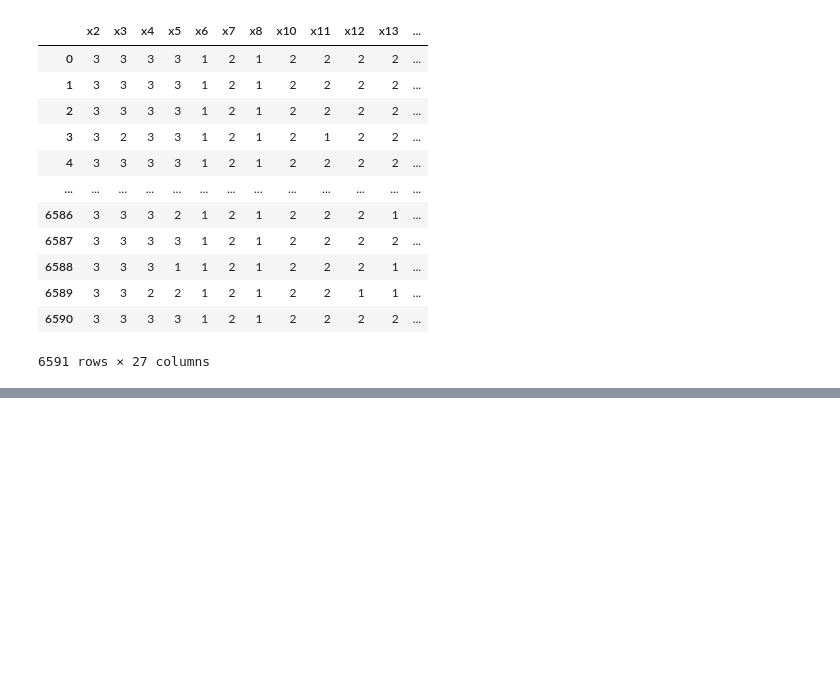
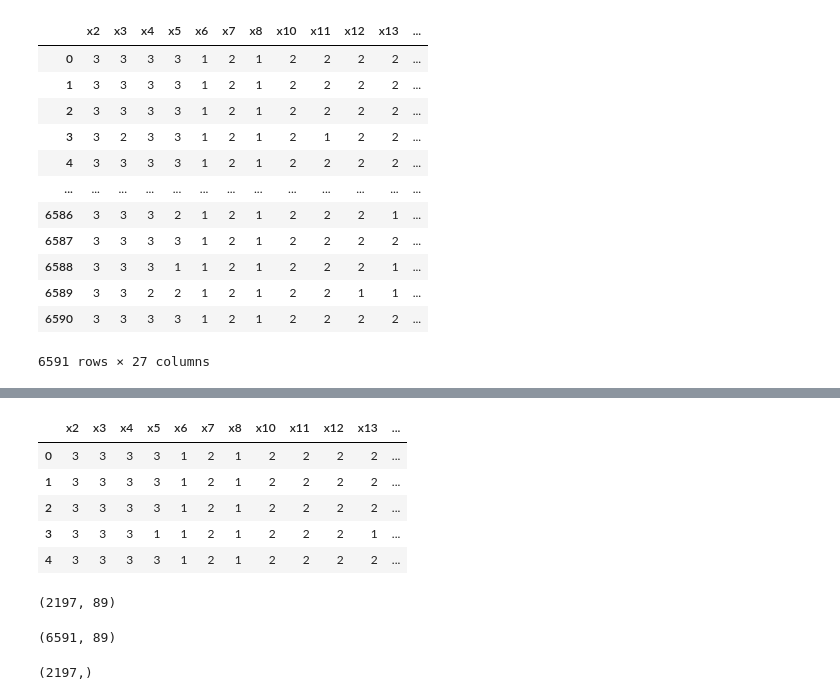
Before and after one commit to AtaKolev/ML_Proekt, a Jupyter notebook: MFG_zadacha.ipynb, the cells around one changed output, grey strips where cells are left out. Drawn from its saved outputs; the diff is of its cells as text; code cells hidden in the pictures; blank space fills up the shorter version.

```diff
--- a/MFG_zadacha.ipynb
+++ b/MFG_zadacha.ipynb
@@ -206,0 +432,12 @@ X.shape
+# %%
+# Standartizaciq na dannite
+from sklearn.preprocessing import StandardScaler
+
+stds = StandardScaler()
+
+df_numerical_arr = stds.fit_transform(df_numerical)
+df_numerical = pd.DataFrame(df_numerical_arr, columns = df_numerical.columns)
+# %%
+for col in df_numerical.columns:
+    if df_numerical[col].sum() == 0:
+        df_numerical.drop([col], inplace = True, axis = 1)
@@ -206,0 +451,14 @@ X.shape
+# %%
+df_categorical.drop(['x255'], inplace = True, axis = 1)
+# %%
+for col in df_categorical.columns:
+    df_categorical[col] = le.fit_transform(df_categorical[col])
+# %%
+df_categorical.head()
+# %% [output]
+|  | x2 | x3 | x4 | x5 | x6 | x7 | x8 | x10 | x11 | x12 | x13 | ... |
+| 0 | 3 | 3 | 3 | 3 | 1 | 2 | 1 | 2 | 2 | 2 | 2 | ... |
+| 1 | 3 | 3 | 3 | 3 | 1 | 2 | 1 | 2 | 2 | 2 | 2 | ... |
+| 2 | 3 | 3 | 3 | 3 | 1 | 2 | 1 | 2 | 2 | 2 | 2 | ... |
+| 3 | 3 | 3 | 3 | 1 | 1 | 2 | 1 | 2 | 2 | 2 | 1 | ... |
+| 4 | 3 | 3 | 3 | 3 | 1 | 2 | 1 | 2 | 2 | 2 | 2 | ... |
@@ -206,0 +467,12 @@ X.shape
+# %%
+X_test.shape
+# %% [output]
+(2197, 89)
+# %%
+X.shape
+# %% [output]
+(6591, 89)
+# %%
+y_test.shape
+# %% [output]
+(2197,)
```
Also changed, not shown: parts of 37 cells of this notebook.
